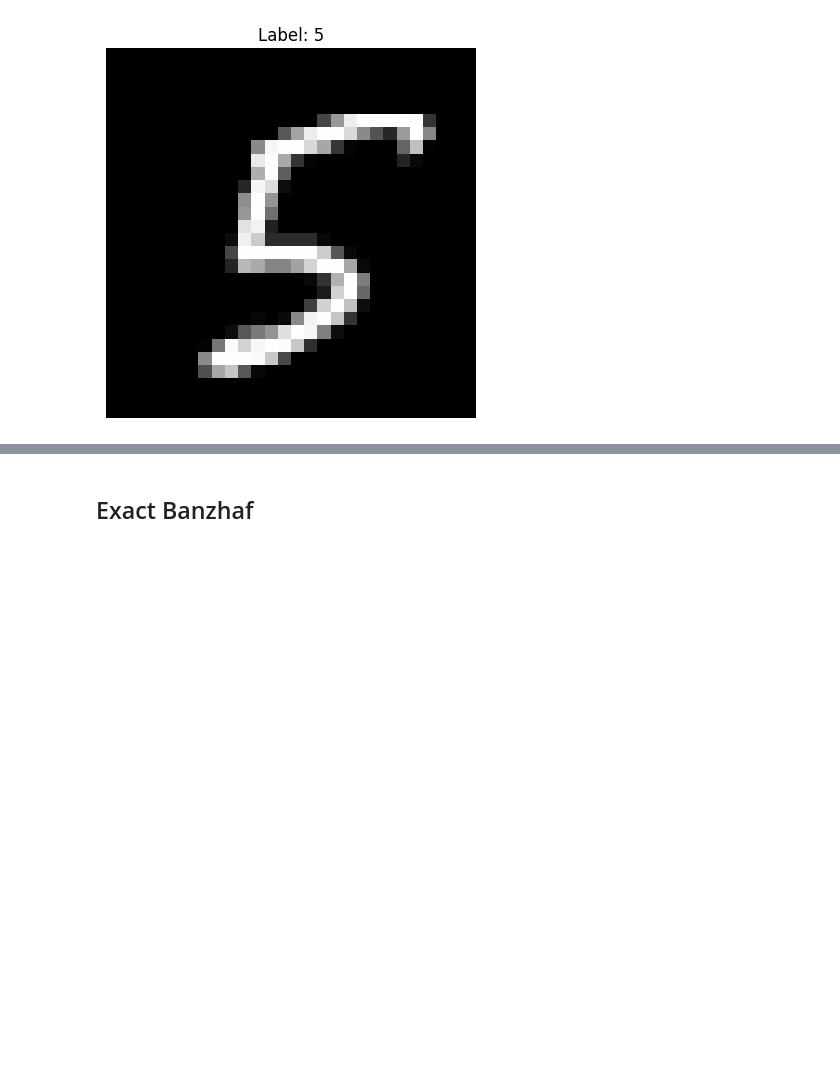
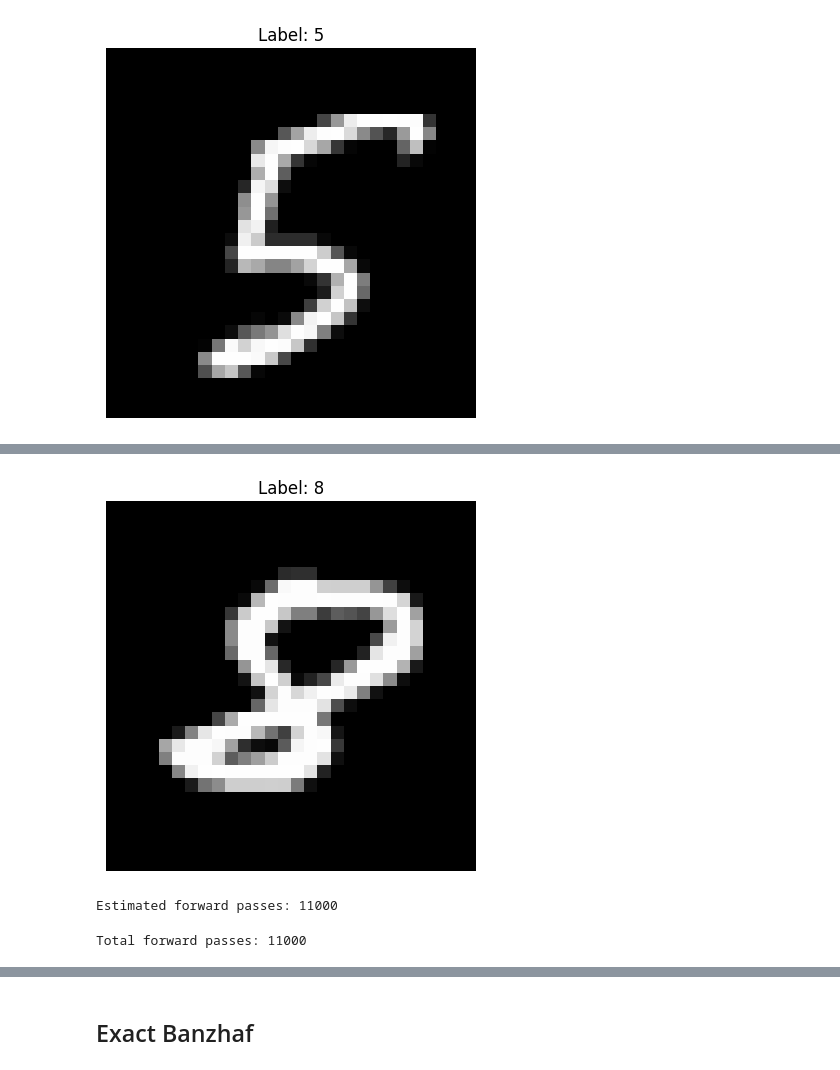
Before and after one commit to muratozturk1337/B-RISE, a Jupyter notebook: notebooks/MNSIT.ipynb, the cells around one changed output, grey strips where cells are left out. Saved outputs shown, nothing was run; the diff lists cells and outputs as text; code cells hidden in the pictures; blank space fills up the shorter version.

```diff
--- a/notebooks/MNSIT.ipynb
+++ b/notebooks/MNSIT.ipynb
@@ -148,0 +147,9 @@ utils.draw_saliency_overlay_mnist(img_x, sal_rise, class_id=5)
+# %%
+img_x, label = examples[8][0]
+
+plt.imshow(img_x.squeeze().cpu(), cmap="gray")
+plt.title(f"Label: {label.item()}")
+plt.axis("off")
+plt.show()
+# %% [output]
+[figure, added]
@@ -148,0 +159,5 @@ utils.draw_saliency_overlay_mnist(img_x, sal_rise, class_id=5)
+# %%
+sal = rise_banzhaf.forward(img_x, K=10)
+# %% [output]
+Estimated forward passes: 11000
+Total forward passes: 11000
```
Also changed, not shown: parts of 31 cells of this notebook, 16 other files.
